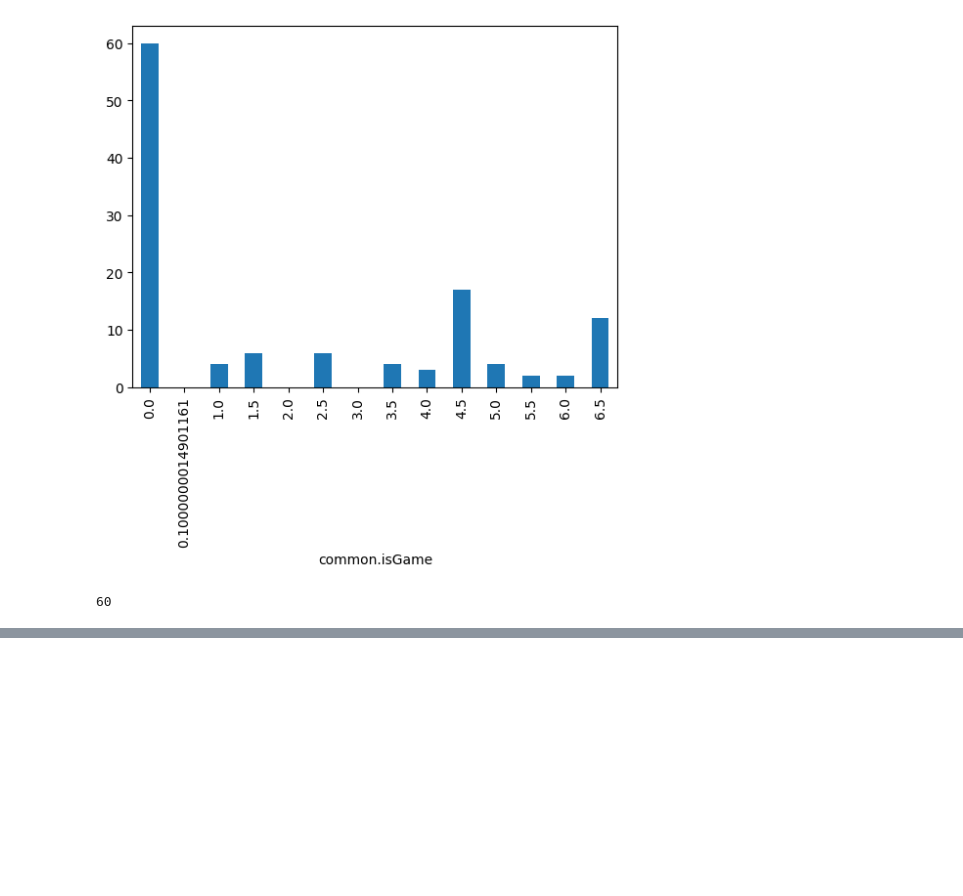
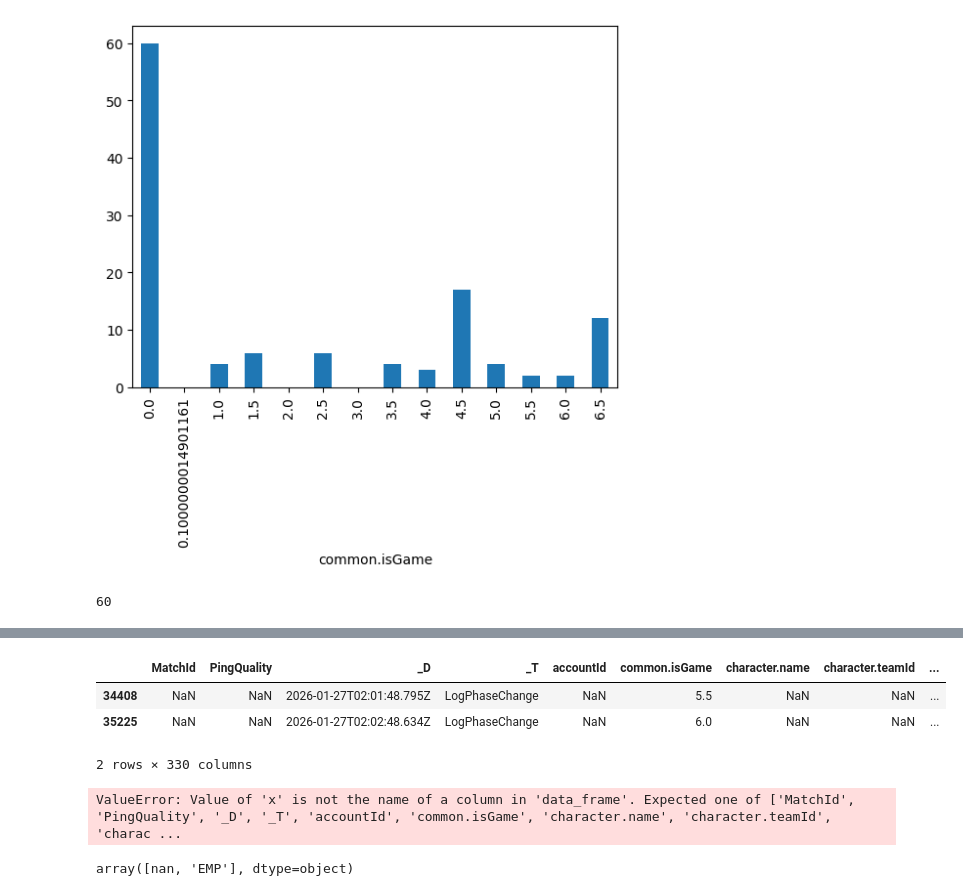
Before and after one commit to Be4hape/10th, a Jupyter notebook: 00_Project/04_final/test.ipynb, the cells around one changed output, grey strips where cells are left out. Saved outputs shown, nothing was run; the diff lists cells and outputs as text; code cells hidden in the pictures; blank space fills up the shorter version.

```diff
--- a/00_Project/04_final/test.ipynb
+++ b/00_Project/04_final/test.ipynb
@@ -134,0 +150,11 @@ df_tele['accountId'].nunique()
+# %%
+# import seaborn as sns
+# sns.heatmap(df_tele.corr(method = 'pearson')) #, annot=True, fmt=".2f"
+
+
+df_tele[df_tele['phase'] == 6]
+# %% [output]
+|  | MatchId | PingQuality | _D | _T | accountId | common.isGame | character.name | character.teamId | ... |
+| 34408 | NaN | NaN | 2026-01-27T02:01:48.795Z | LogPhaseChange | NaN | 5.5 | NaN | NaN | ... |
+| 35225 | NaN | NaN | 2026-01-27T02:02:48.634Z | LogPhaseChange | NaN | 6.0 | NaN | NaN | ... |
+2 rows × 330 columns
@@ -134,0 +177,24 @@ df_tele['accountId'].nunique()
+# %%
+## 3d data frame testing
+
+; import pandas as pd
+; import plotly.express as px
+
+; df_phase = df_tele[df_tele["_T"] == "LogPhaseChange"].copy()
+
+; # 예시: ts(시간), phase, 그리고 metric 한 개가 있다고 가정
+; fig = px.scatter_3d(
+;     df_phase,
+;     x="ts",          # 또는 gameTime, frame 등
+;     y="phase",
+;     z="metric",      # 예: gold, damage, etc.
+;     color="win",     # 있으면 (0/1)
+;     opacity=0.6
+; )
+; fig.show()
+# %% [output]
+ValueError: Value of 'x' is not the name of a column in 'data_frame'. Expected one of ['MatchId', 'PingQuality', '_D', '_T', 'accountId', 'common.isGame', 'character.name', 'character.teamId', 'charac ...
+# %%
+df_tele['zoneInfo.zoneType'].unique()
+# %% [output]
+array([nan, 'EMP'], dtype=object)
```
Also changed, not shown: parts of 4 cells of this notebook, 1 other file.
